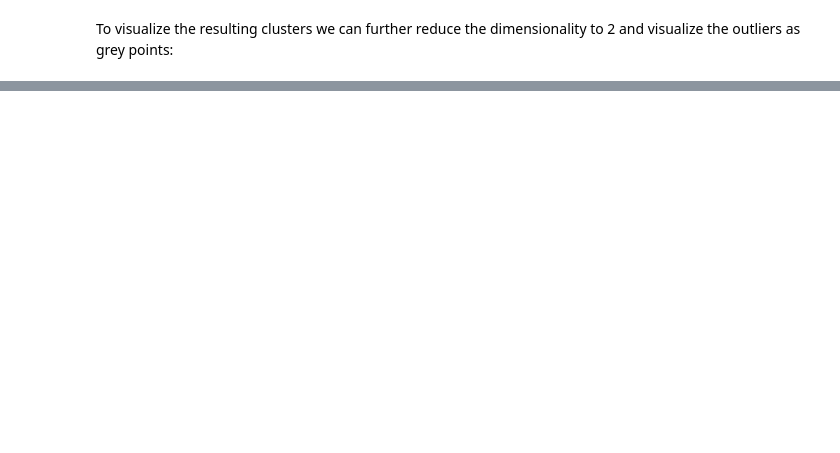
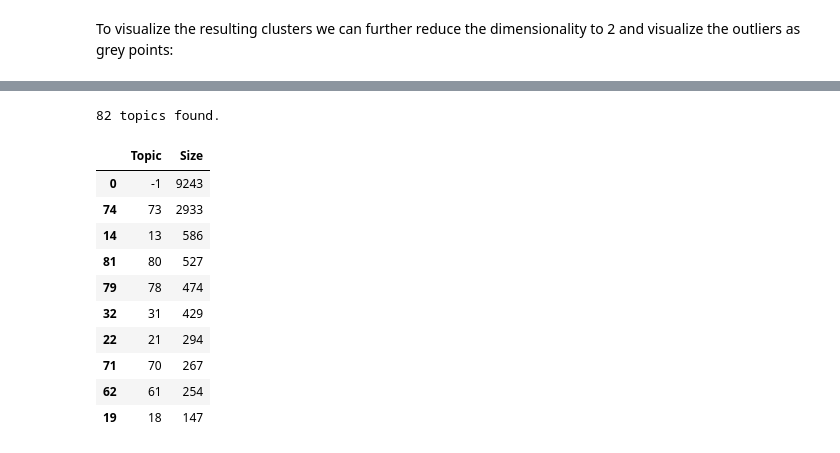
Before and after one commit to anastasiya-kuzmich/NLP-Tutorials, a Jupyter notebook: Topic-Modelling/Topic-Modelling-BERT/Topic-Modelling-With-BERT.ipynb, the cells around one changed output, grey strips where cells are left out. Drawn from its saved outputs; the diff is of its cells as text; code cells hidden in the pictures; blank space fills up the shorter version.

```diff
--- a/Topic-Modelling/Topic-Modelling-BERT/Topic-Modelling-With-BERT.ipynb
+++ b/Topic-Modelling/Topic-Modelling-BERT/Topic-Modelling-With-BERT.ipynb
@@ -95,0 +165,41 @@ plt.colorbar()
+# %%
+from sklearn import metrics as sk_metrics
+
+for i in range(20):
+    # Calculate cosine similarity
+    similarities = sk_metrics.pairwise.cosine_similarity(tf_idf.T)
+    np.fill_diagonal(similarities, 0)
+
+    # Extract label to merge into and from where
+    topic_sizes = docs_df.groupby(['Topic']).count().sort_values("Doc", ascending=False).reset_index()
+    topic_to_merge = topic_sizes.iloc[-1].Topic
+    topic_to_merge_into = np.argmax(similarities[topic_to_merge + 1]) - 1
+
+    # Adjust topics
+    docs_df.loc[docs_df.Topic == topic_to_merge, "Topic"] = topic_to_merge_into
+    old_topics = docs_df.sort_values("Topic").Topic.unique()
+    map_topics = {old_topic: index - 1 for index, old_topic in enumerate(old_topics)}
+    docs_df.Topic = docs_df.Topic.map(map_topics)
+    docs_per_topic = docs_df.groupby(['Topic'], as_index = False).agg({'Doc': ' '.join})
+
+    # Calculate new topic words
+    m = len(data)
+    tf_idf, count = c_tf_idf(docs_per_topic.Doc.values, m)
+    top_n_words = extract_top_n_words_per_topic(tf_idf, count, docs_per_topic, n=20)
+
+topic_sizes = extract_topic_sizes(docs_df);
+print(str(topic_sizes.shape[0]) + " topics found.")
+topic_sizes.head(10)
+# %% [output]
+82 topics found.
+|  | Topic | Size |
+| 0 | -1 | 9243 |
+| 74 | 73 | 2933 |
+| 14 | 13 | 586 |
+| 81 | 80 | 527 |
+| 79 | 78 | 474 |
+| 32 | 31 | 429 |
+| 22 | 21 | 294 |
+| 71 | 70 | 267 |
+| 62 | 61 | 254 |
+| 19 | 18 | 147 |
```
Also changed, not shown: parts of 9 cells of this notebook.
